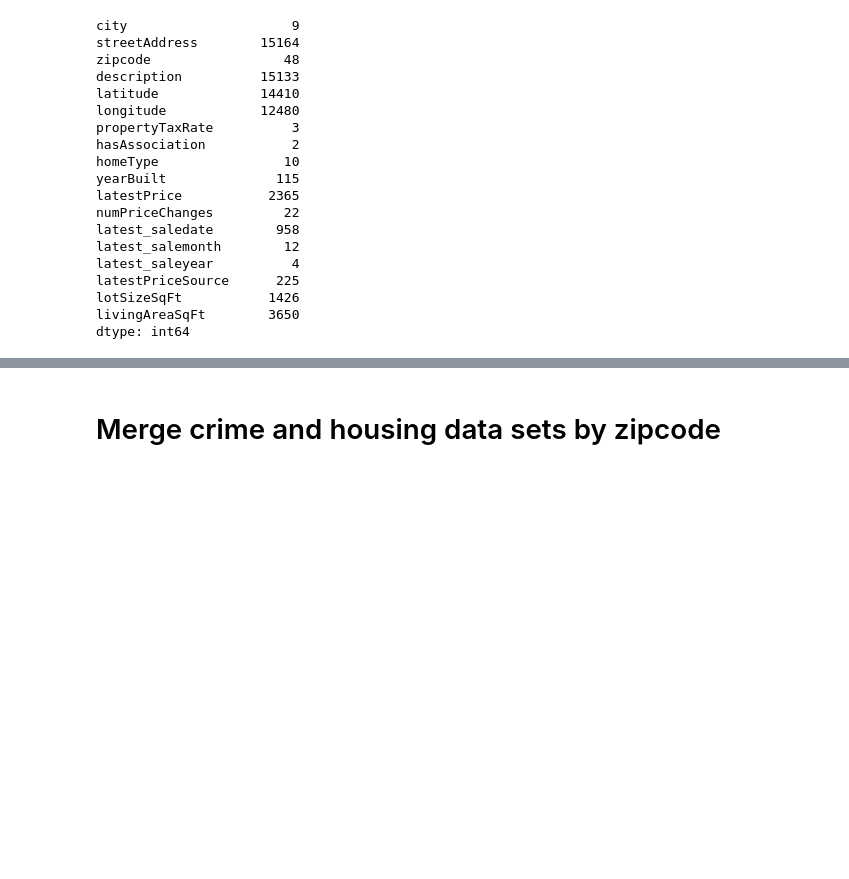
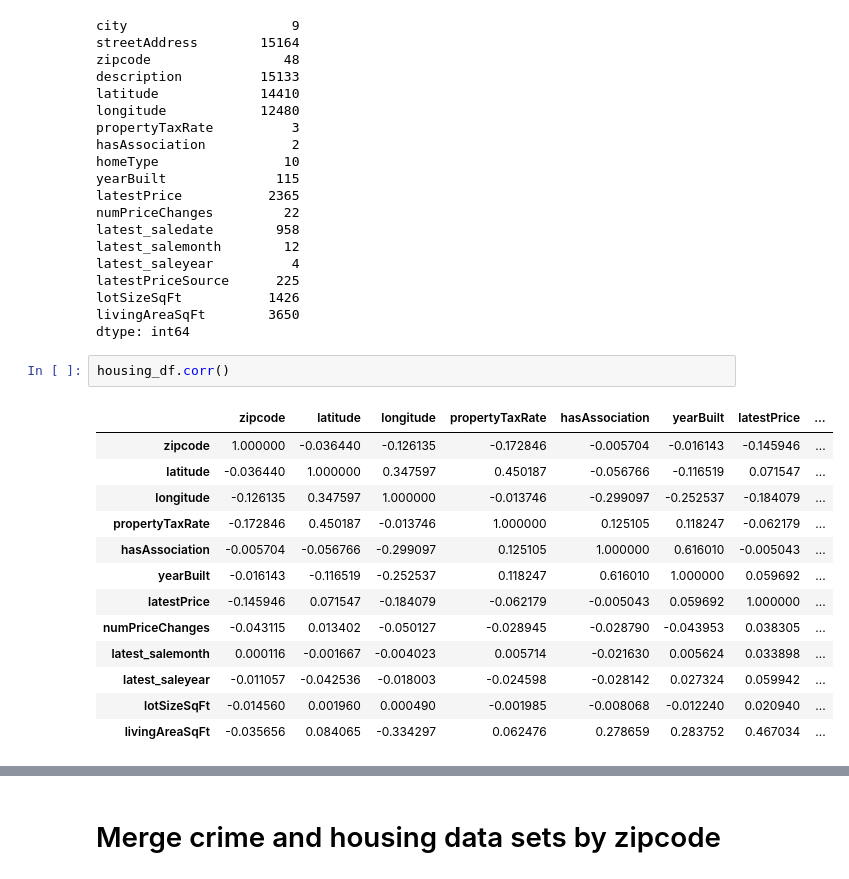
Before and after one commit to kellykindla/FinalProject, a Jupyter notebook: MachineLearningModel.ipynb, the cells around one changed output, grey strips where cells are left out. Cells and saved outputs as stored; diff of their text form; blank space fills up the shorter version.

```diff
--- a/MachineLearningModel.ipynb
+++ b/MachineLearningModel.ipynb
@@ -75,3 +75,19 @@ latestPriceSource      225
 lotSizeSqFt           1426
 livingAreaSqFt        3650
 dtype: int64
+# %%
+housing_df.corr()
+# %% [output]
+|  | zipcode | latitude | longitude | propertyTaxRate | hasAssociation | yearBuilt | latestPrice | ... |
+| zipcode | 1.000000 | -0.036440 | -0.126135 | -0.172846 | -0.005704 | -0.016143 | -0.145946 | ... |
+| latitude | -0.036440 | 1.000000 | 0.347597 | 0.450187 | -0.056766 | -0.116519 | 0.071547 | ... |
+| longitude | -0.126135 | 0.347597 | 1.000000 | -0.013746 | -0.299097 | -0.252537 | -0.184079 | ... |
+| propertyTaxRate | -0.172846 | 0.450187 | -0.013746 | 1.000000 | 0.125105 | 0.118247 | -0.062179 | ... |
+| hasAssociation | -0.005704 | -0.056766 | -0.299097 | 0.125105 | 1.000000 | 0.616010 | -0.005043 | ... |
+| yearBuilt | -0.016143 | -0.116519 | -0.252537 | 0.118247 | 0.616010 | 1.000000 | 0.059692 | ... |
+| latestPrice | -0.145946 | 0.071547 | -0.184079 | -0.062179 | -0.005043 | 0.059692 | 1.000000 | ... |
+| numPriceChanges | -0.043115 | 0.013402 | -0.050127 | -0.028945 | -0.028790 | -0.043953 | 0.038305 | ... |
+| latest_salemonth | 0.000116 | -0.001667 | -0.004023 | 0.005714 | -0.021630 | 0.005624 | 0.033898 | ... |
+| latest_saleyear | -0.011057 | -0.042536 | -0.018003 | -0.024598 | -0.028142 | 0.027324 | 0.059942 | ... |
+| lotSizeSqFt | -0.014560 | 0.001960 | 0.000490 | -0.001985 | -0.008068 | -0.012240 | 0.020940 | ... |
+| livingAreaSqFt | -0.035656 | 0.084065 | -0.334297 | 0.062476 | 0.278659 | 0.283752 | 0.467034 | ... |
```
Also changed, not shown: parts of 7 cells of this notebook, 3 other files.
